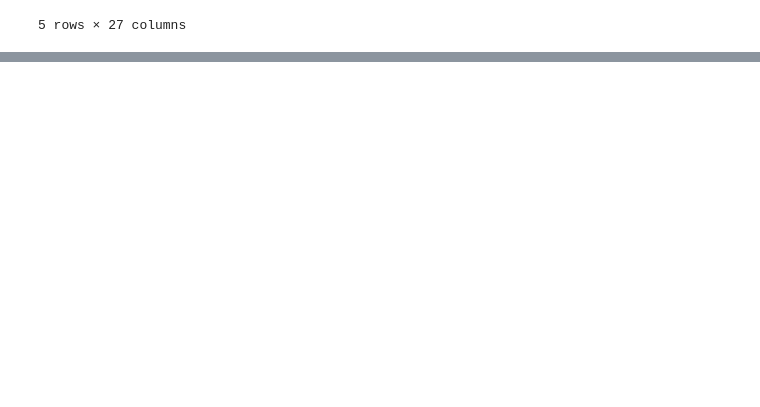
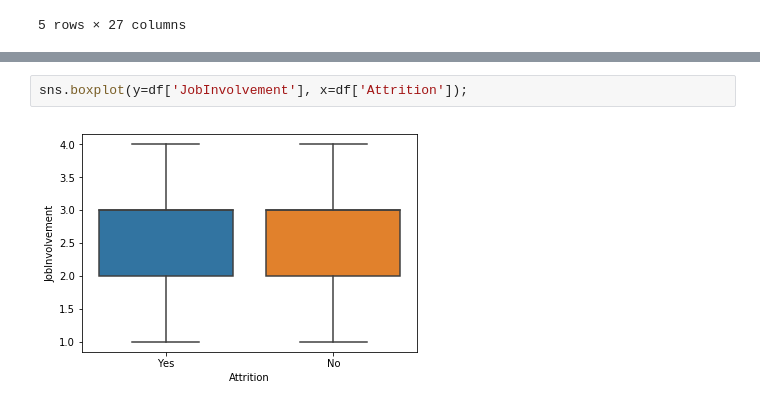
Before and after one commit to akim2034/Thinkful_DS_Bootcamp, a Jupyter notebook: Unit 1/Lesson 5 - Unit 1 Capstone/IBM Attrition Analysis.ipynb, the cells around one changed output, grey strips where cells are left out. Drawn from its saved outputs; the diff is of its cells as text; blank space fills up the shorter version.

```diff
--- a/Unit 1/Lesson 5 - Unit 1 Capstone/IBM Attrition Analysis.ipynb
+++ b/Unit 1/Lesson 5 - Unit 1 Capstone/IBM Attrition Analysis.ipynb
@@ -68,0 +90,4 @@ NameError: name 'count' is not defined
+# %%
+sns.boxplot(y=df['JobInvolvement'], x=df['Attrition']);
+# %% [output]
+[figure, added]
```
Also changed, not shown: parts of 14 cells of this notebook.
